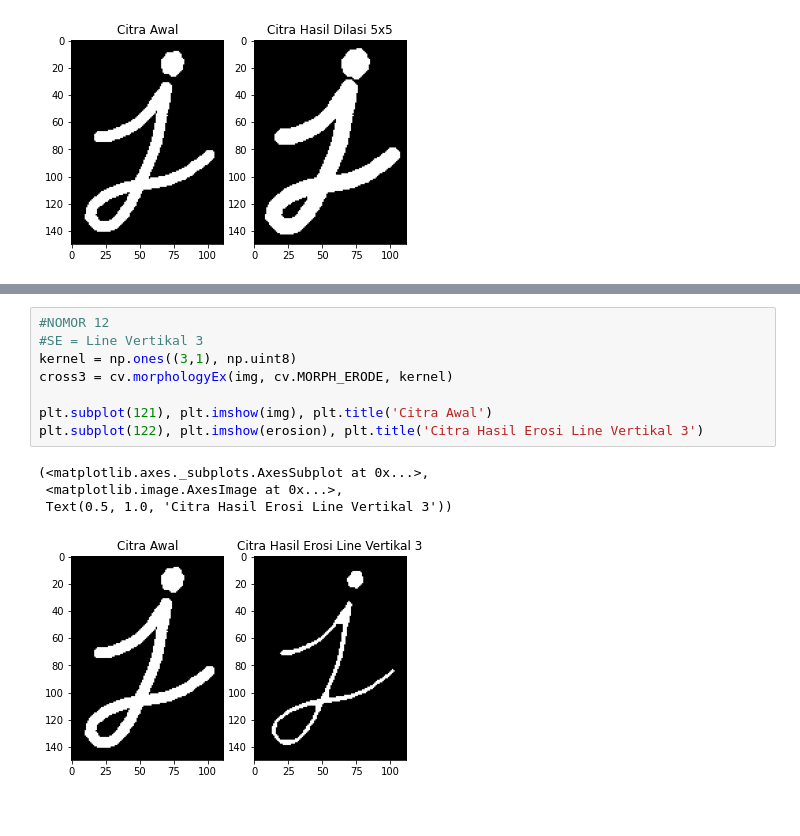
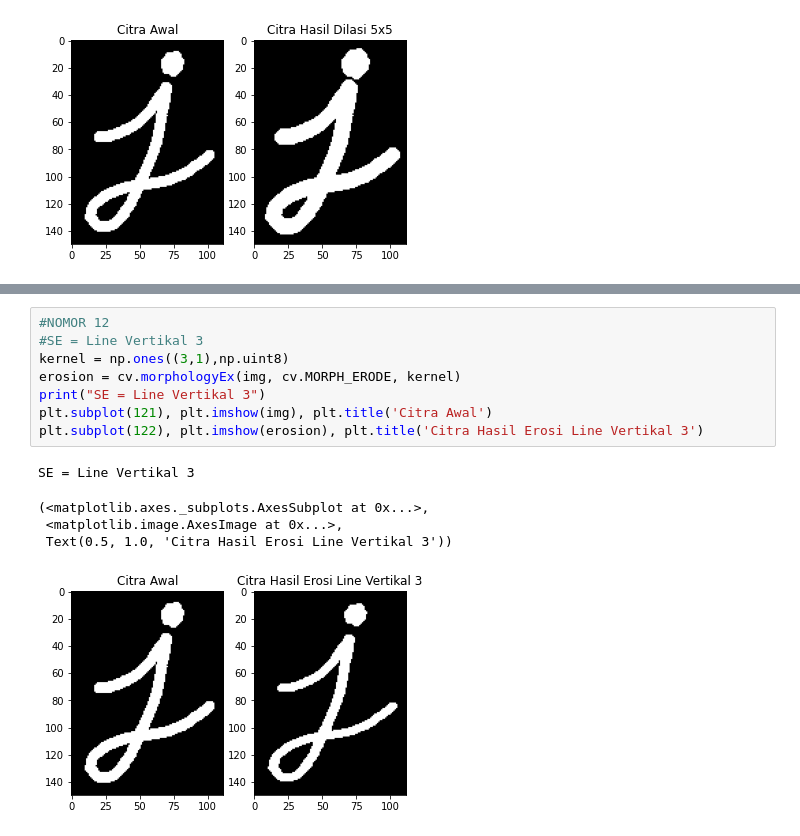
Before and after one commit to minggarputra24/PCVK_Genap_2021, a Jupyter notebook: Week9.ipynb, the cells around one changed output, grey strips where cells are left out. Drawn from its saved outputs; the diff is of its cells as text.

```diff
--- a/Week9.ipynb
+++ b/Week9.ipynb
@@ -187,16 +186,17 @@ plt.subplot(122), plt.imshow(cross3), plt.title('Citra Hasil Erosi Rectangle 5x7
 # %%
 #NOMOR 12
 #SE = Line Vertikal 3
-kernel = np.ones((3,1), np.uint8)
-cross3 = cv.morphologyEx(img, cv.MORPH_ERODE, kernel)
-
+kernel = np.ones((3,1),np.uint8)
+erosion = cv.morphologyEx(img, cv.MORPH_ERODE, kernel)
+print("SE = Line Vertikal 3")
 plt.subplot(121), plt.imshow(img), plt.title('Citra Awal')
 plt.subplot(122), plt.imshow(erosion), plt.title('Citra Hasil Erosi Line Vertikal 3')
 # %% [output]
-(<matplotlib.axes._subplots.AxesSubplot at 0x...>,
- <matplotlib.image.AxesImage at 0x...>,
- Text(0.5, 1.0, 'Citra Hasil Erosi Line Vertikal 3'))
+SE = Line Vertikal 3
+(<matplotlib.axes._subplots.AxesSubplot at 0x...>,
+ <matplotlib.image.AxesImage at 0x...>,
+ Text(0.5, 1.0, 'Citra Hasil Erosi Line Vertikal 3'))
-[figure, old version]
+[figure, new version]
 # %%
 #NOMOR 12
 #SE = Line Vertikal 5
```
Also changed, not shown: parts of 6 cells of this notebook.
